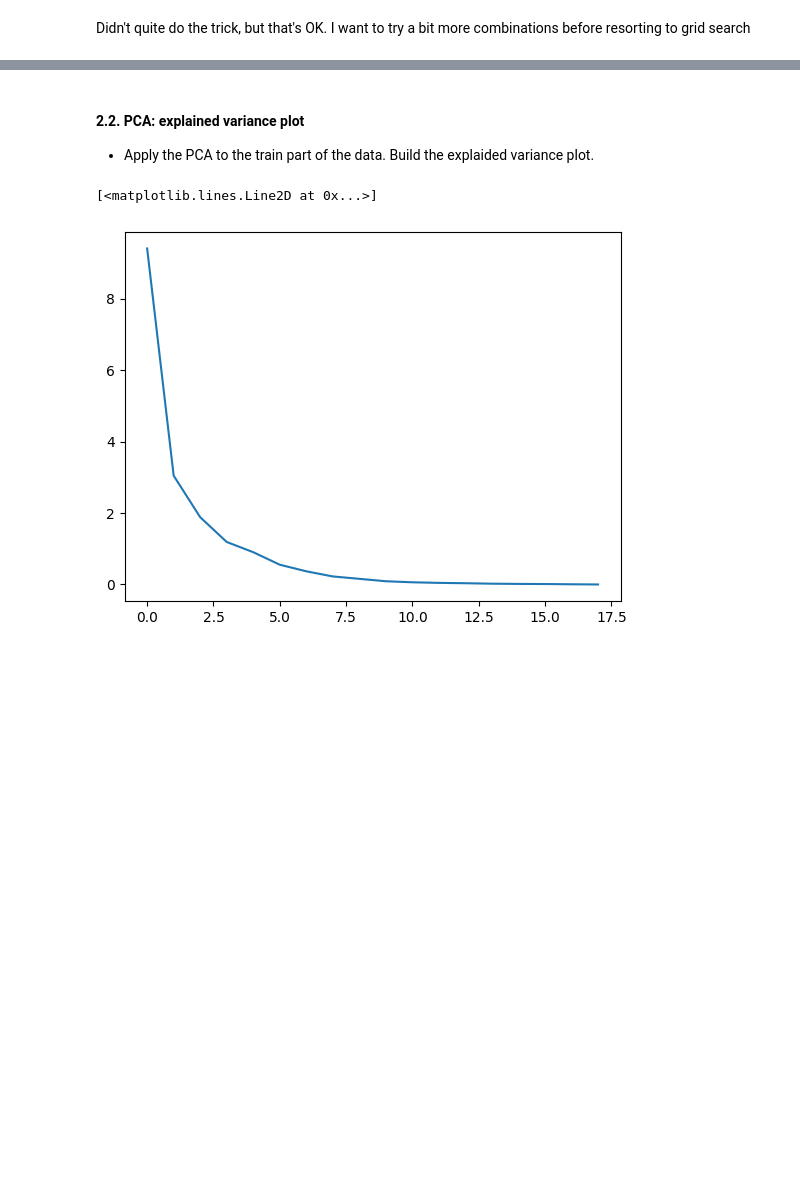
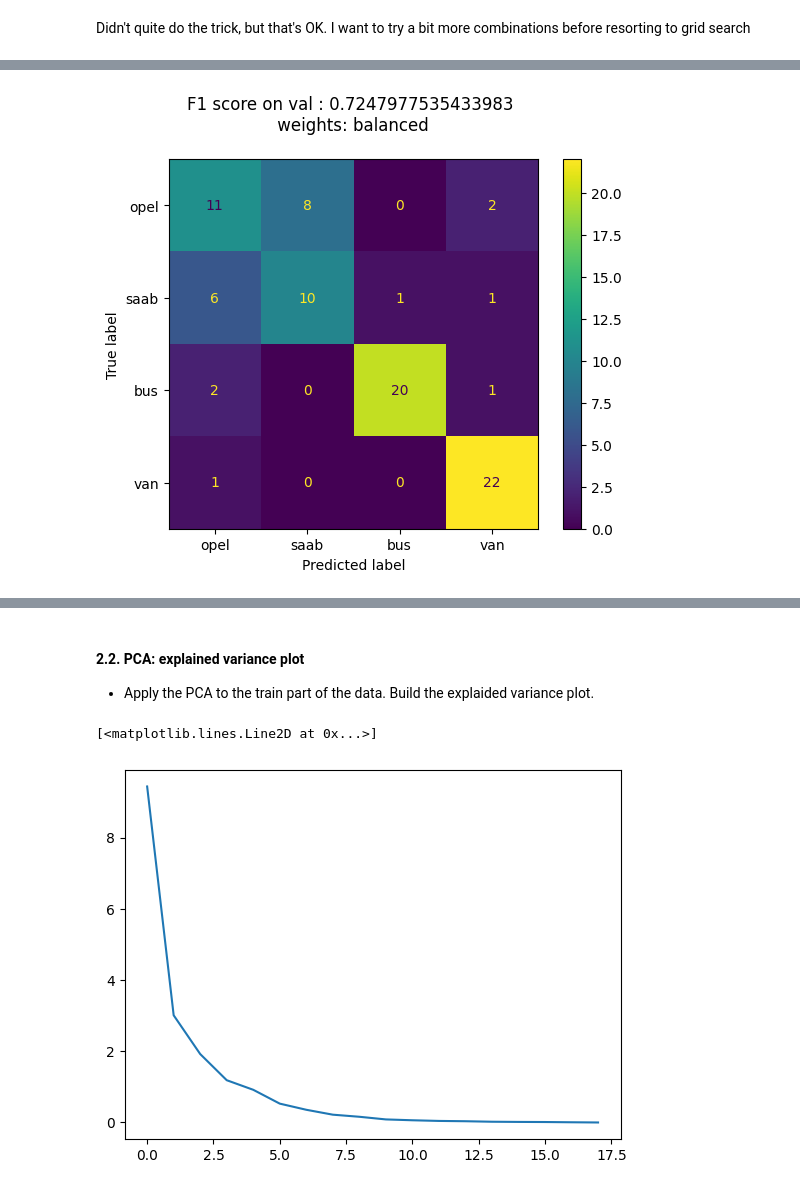
Before and after one commit to IgorZhiltsoff/ml-course, a Jupyter notebook: homeworks/lab01_ml_pipeline/lab01_part2_ml_pipeline.ipynb, the cells around one changed output, grey strips where cells are left out. Saved outputs shown, nothing was run; the diff lists cells and outputs as text; code cells hidden in the pictures; blank space fills up the shorter version.

```diff
--- a/homeworks/lab01_ml_pipeline/lab01_part2_ml_pipeline.ipynb
+++ b/homeworks/lab01_ml_pipeline/lab01_part2_ml_pipeline.ipynb
@@ -384,0 +390,4 @@ Didn't quite do the trick, but that's OK. I want to try a bit more combinations
+# %%
+try_weight('balanced')
+# %% [output]
+[figure, added]
```
Also changed, not shown: parts of 58 cells of this notebook.
